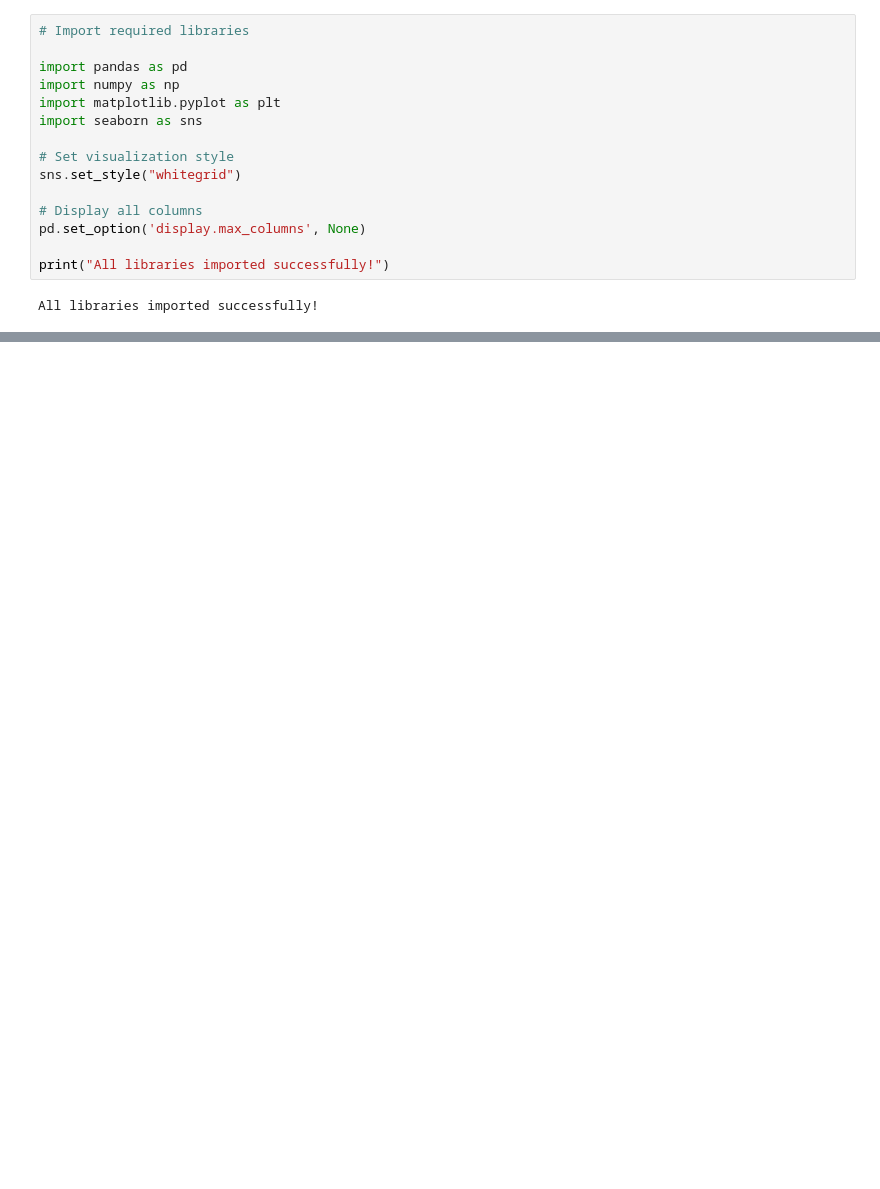
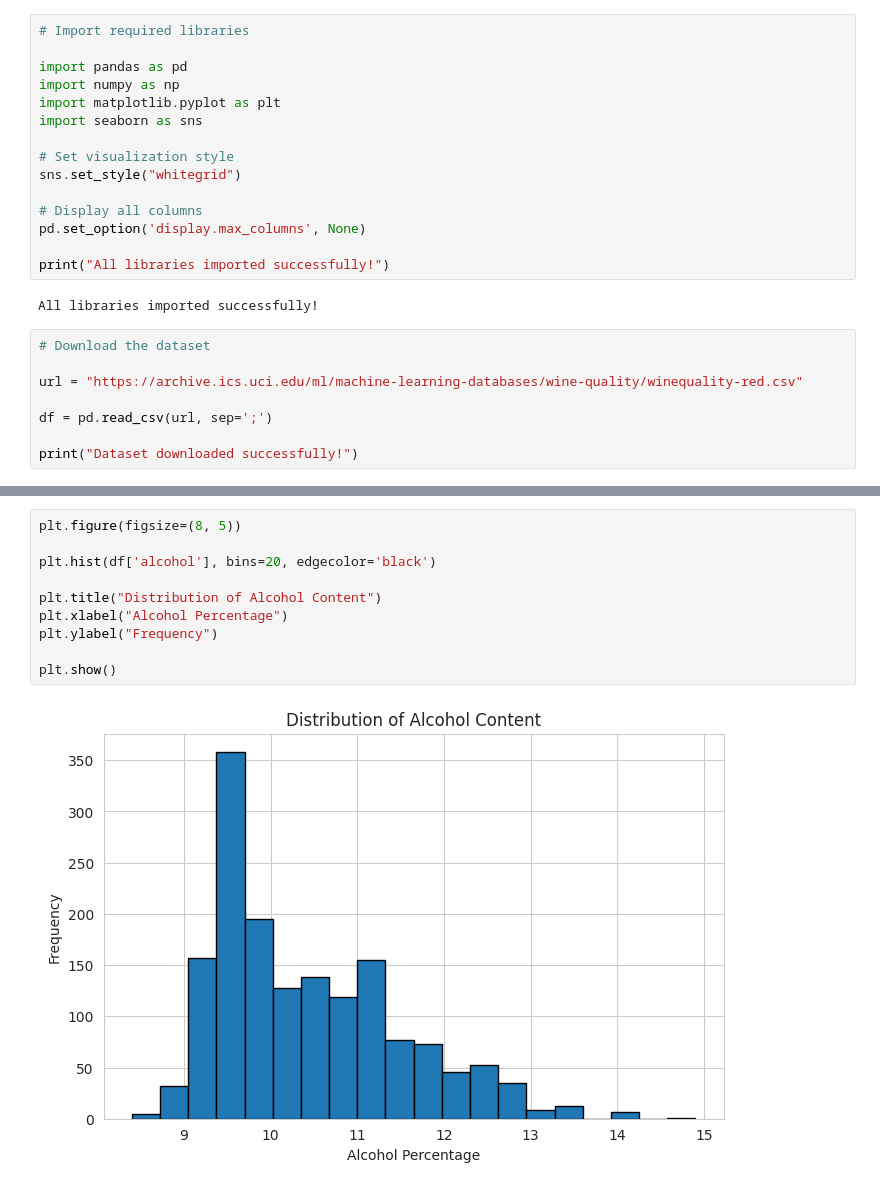
Before and after one commit to brajalingamnec-max/Heart-Disease-Data-Preprocessing, a Jupyter notebook: Week2_EDA_and_Visualization.ipynb, the cells around one changed output, grey strips where cells are left out. Drawn from its saved outputs; the diff is of its cells as text; blank space fills up the shorter version.

```diff
--- a/Week2_EDA_and_Visualization.ipynb
+++ b/Week2_EDA_and_Visualization.ipynb
@@ -36,3 +36,11 @@ pd.set_option('display.max_columns', None)
 print("All libraries imported successfully!")
 # %% [output]
 All libraries imported successfully!
+# %%
+# Download the dataset
+
+url = "https://archive.ics.uci.edu/ml/machine-learning-databases/wine-quality/winequality-red.csv"
+
+df = pd.read_csv(url, sep=';')
+
+print("Dataset downloaded successfully!")
@@ -38,0 +151,12 @@ All libraries imported successfully!
+# %%
+plt.figure(figsize=(8, 5))
+
+plt.hist(df['alcohol'], bins=20, edgecolor='black')
+
+plt.title("Distribution of Alcohol Content")
+plt.xlabel("Alcohol Percentage")
+plt.ylabel("Frequency")
+
+plt.show()
+# %% [output]
+[figure, added]
```
Also changed, not shown: parts of 23 cells of this notebook.
